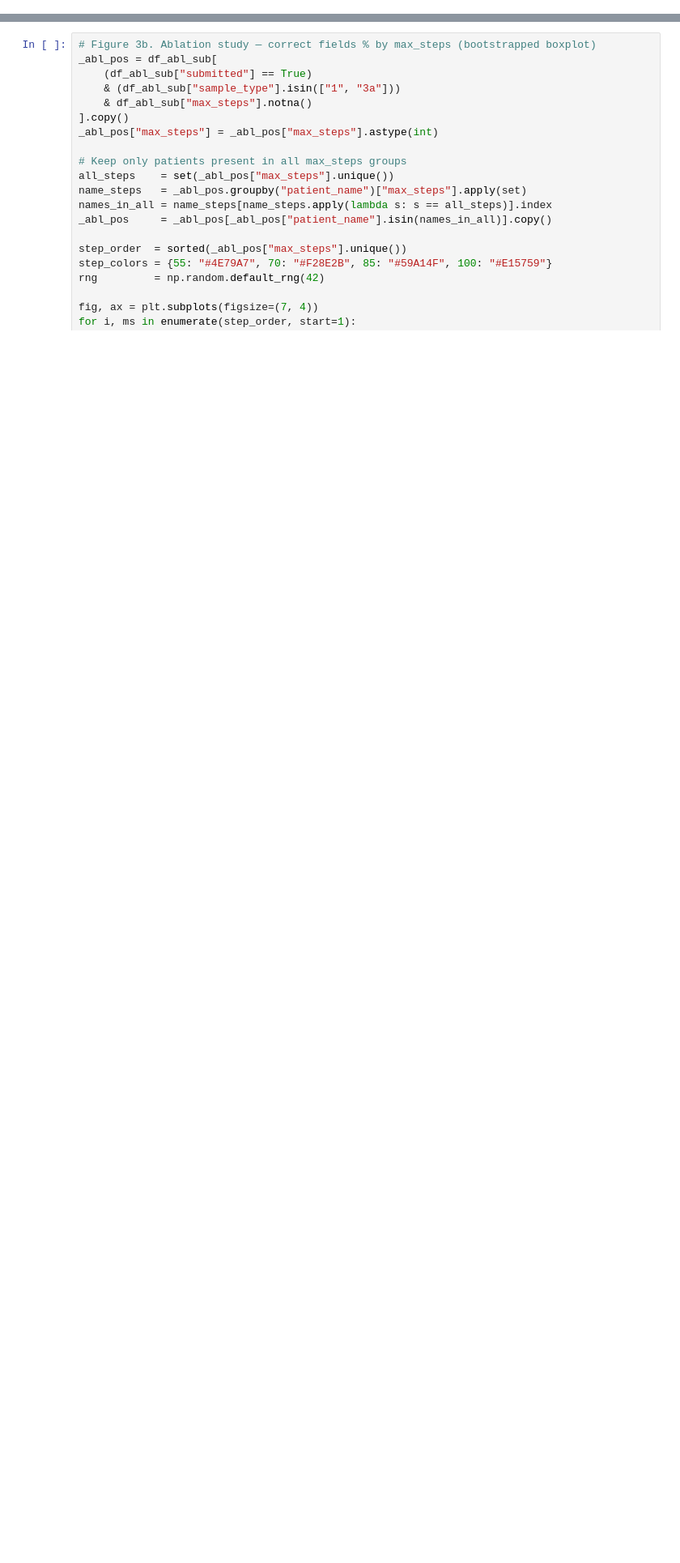
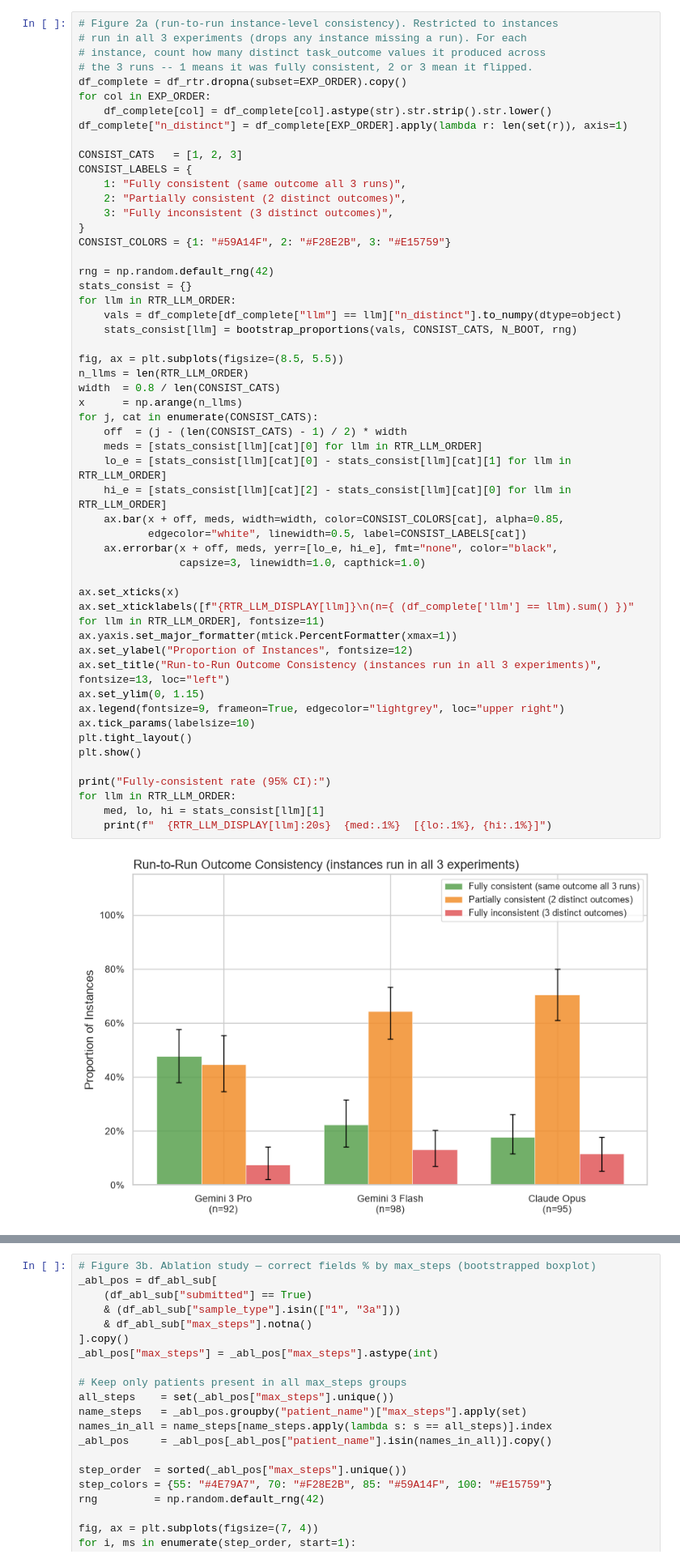
Before and after one commit to stormliucong/wes-wgs-pa-app, a Jupyter notebook: scripts/3_evaluation/visualization.ipynb, the cells around one changed output, grey strips where cells are left out. Shown at 81% size. Drawn from its saved outputs; the diff is of its cells as text; blank space fills up the shorter version.

```diff
--- a/scripts/3_evaluation/visualization.ipynb
+++ b/scripts/3_evaluation/visualization.ipynb
@@ -174,0 +332,55 @@ plt.show()
+# %%
+# Figure 2a (run-to-run instance-level consistency). Restricted to instances
+# run in all 3 experiments (drops any instance missing a run). For each
+# instance, count how many distinct task_outcome values it produced across
+# the 3 runs -- 1 means it was fully consistent, 2 or 3 mean it flipped.
+df_complete = df_rtr.dropna(subset=EXP_ORDER).copy()
+for col in EXP_ORDER:
+    df_complete[col] = df_complete[col].astype(str).str.strip().str.lower()
+df_complete["n_distinct"] = df_complete[EXP_ORDER].apply(lambda r: len(set(r)), axis=1)
+
+CONSIST_CATS   = [1, 2, 3]
+CONSIST_LABELS = {
+    1: "Fully consistent (same outcome all 3 runs)",
+    2: "Partially consistent (2 distinct outcomes)",
+    3: "Fully inconsistent (3 distinct outcomes)",
+}
+CONSIST_COLORS = {1: "#59A14F", 2: "#F28E2B", 3: "#E15759"}
+
+rng = np.random.default_rng(42)
+stats_consist = {}
+for llm in RTR_LLM_ORDER:
+    vals = df_complete[df_complete["llm"] == llm]["n_distinct"].to_numpy(dtype=object)
+    stats_consist[llm] = bootstrap_proportions(vals, CONSIST_CATS, N_BOOT, rng)
+
+fig, ax = plt.subplots(figsize=(8.5, 5.5))
+n_llms = len(RTR_LLM_ORDER)
+width  = 0.8 / len(CONSIST_CATS)
+x      = np.arange(n_llms)
+for j, cat in enumerate(CONSIST_CATS):
+    off  = (j - (len(CONSIST_CATS) - 1) / 2) * width
+    meds = [stats_consist[llm][cat][0] for llm in RTR_LLM_ORDER]
+    lo_e = [stats_consist[llm][cat][0] - stats_consist[llm][cat][1] for llm in RTR_LLM_ORDER]
+    hi_e = [stats_consist[llm][cat][2] - stats_consist[llm][cat][0] for llm in RTR_LLM_ORDER]
+    ax.bar(x + off, meds, width=width, color=CONSIST_COLORS[cat], alpha=0.85,
+           edgecolor="white", linewidth=0.5, label=CONSIST_LABELS[cat])
+    ax.errorbar(x + off, meds, yerr=[lo_e, hi_e], fmt="none", color="black",
+                capsize=3, linewidth=1.0, capthick=1.0)
+
+ax.set_xticks(x)
+ax.set_xticklabels([f"{RTR_LLM_DISPLAY[llm]}\n(n={ (df_complete['llm'] == llm).sum() })" for llm in RTR_LLM_ORDER], fontsize=11)
+ax.yaxis.set_major_formatter(mtick.PercentFormatter(xmax=1))
+ax.set_ylabel("Proportion of Instances", fontsize=12)
+ax.set_title("Run-to-Run Outcome Consistency (instances run in all 3 experiments)", fontsize=13, loc="left")
+ax.set_ylim(0, 1.15)
+ax.legend(fontsize=9, frameon=True, edgecolor="lightgrey", loc="upper right")
+ax.tick_params(labelsize=10)
+plt.tight_layout()
+plt.show()
+
+print("Fully-consistent rate (95% CI):")
+for llm in RTR_LLM_ORDER:
+    med, lo, hi = stats_consist[llm][1]
+    print(f"  {RTR_LLM_DISPLAY[llm]:20s}  {med:.1%}  [{lo:.1%}, {hi:.1%}]")
+# %% [output]
+[figure, added]
```
Also changed, not shown: parts of 11 cells of this notebook.
